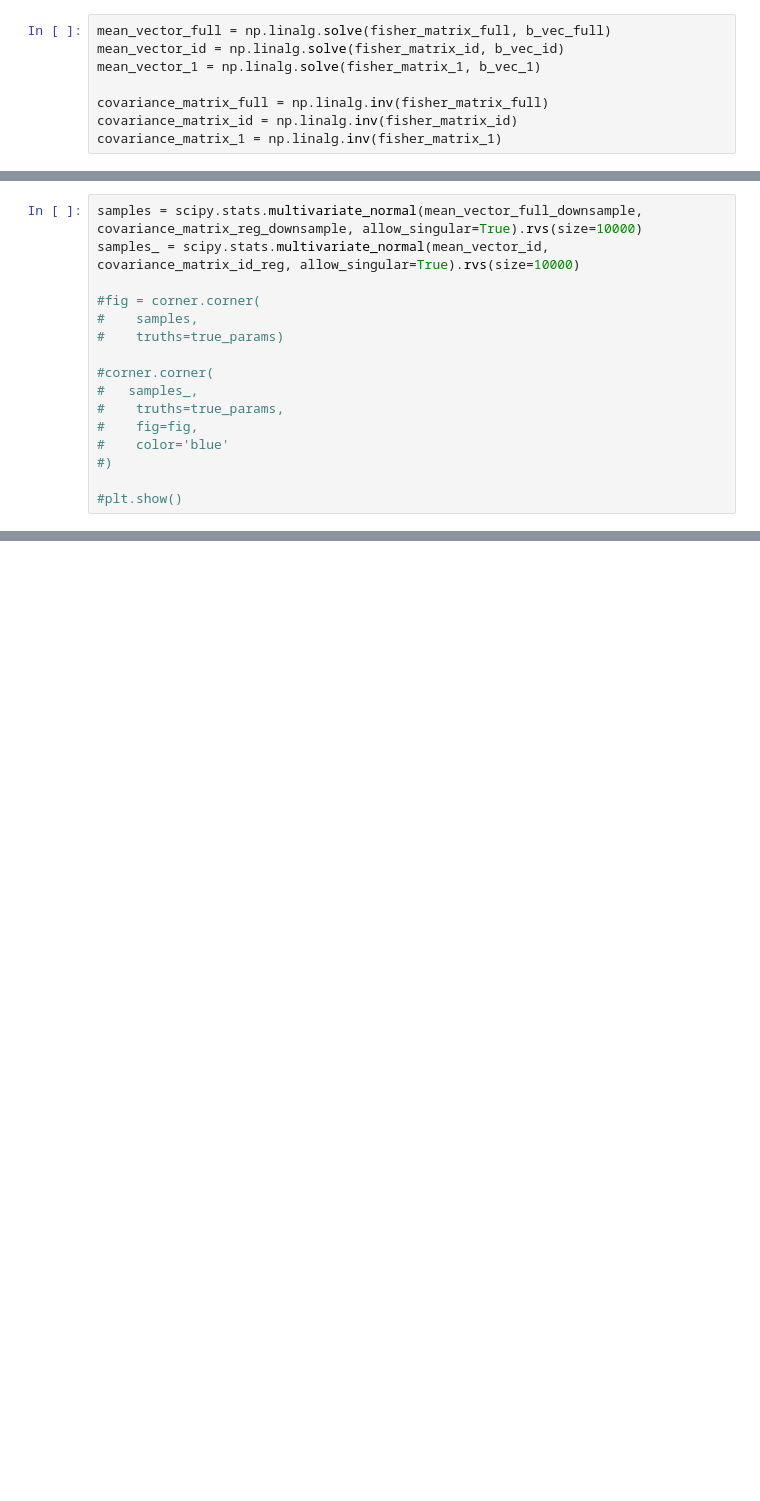
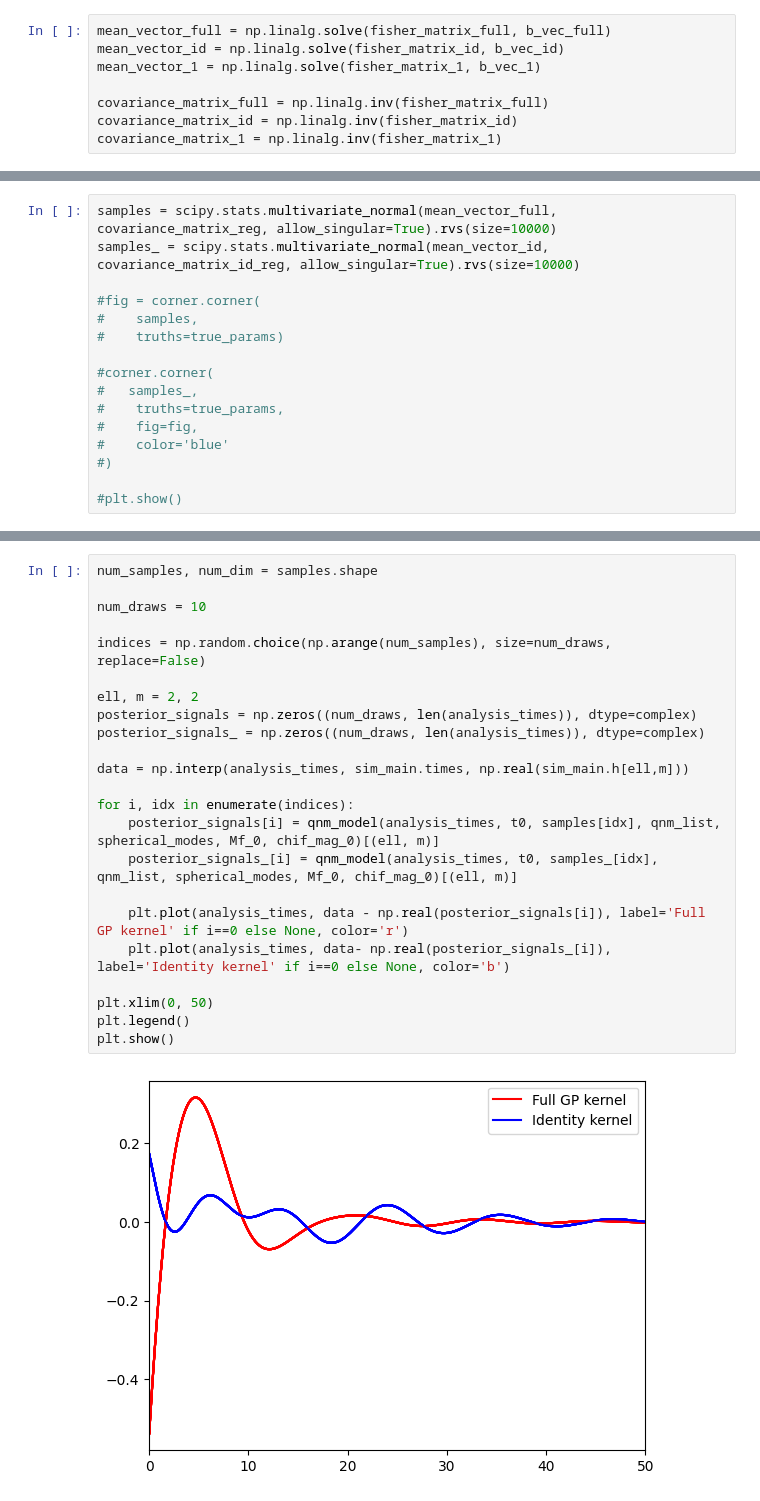
Before and after one commit to BGP-QNM-FITS/bgp_qnm_fits, a Jupyter notebook: gp_kernal_construction.ipynb, the cells around one changed output, grey strips where cells are left out. Cells and saved outputs as stored; diff of their text form; blank space fills up the shorter version.

```diff
--- a/gp_kernal_construction.ipynb
+++ b/gp_kernal_construction.ipynb
@@ -511,6 +426,6 @@ covariance_matrix_reg = covariance_matrix_full + np.eye(covariance_matrix_full.s
 covariance_matrix_id_reg = covariance_matrix_id + np.eye(covariance_matrix_id.shape[0]) * 1e-10
 # %%
-samples = scipy.stats.multivariate_normal(mean_vector_full_downsample, covariance_matrix_reg_downsample, allow_singular=True).rvs(size=10000)
+samples = scipy.stats.multivariate_normal(mean_vector_full, covariance_matrix_reg, allow_singular=True).rvs(size=10000)
 samples_ = scipy.stats.multivariate_normal(mean_vector_id, covariance_matrix_id_reg, allow_singular=True).rvs(size=10000)
 
 #fig = corner.corner(
@@ -570,0 +478,25 @@ plt.show()
+# %%
+num_samples, num_dim = samples.shape
+
+num_draws = 10
+
+indices = np.random.choice(np.arange(num_samples), size=num_draws, replace=False)
+
+ell, m = 2, 2
+posterior_signals = np.zeros((num_draws, len(analysis_times)), dtype=complex)
+posterior_signals_ = np.zeros((num_draws, len(analysis_times)), dtype=complex)
+
+data = np.interp(analysis_times, sim_main.times, np.real(sim_main.h[ell,m]))
+
+for i, idx in enumerate(indices):
+    posterior_signals[i] = qnm_model(analysis_times, t0, samples[idx], qnm_list, spherical_modes, Mf_0, chif_mag_0)[(ell, m)]
+    posterior_signals_[i] = qnm_model(analysis_times, t0, samples_[idx], qnm_list, spherical_modes, Mf_0, chif_mag_0)[(ell, m)]
+
+    plt.plot(analysis_times, data - np.real(posterior_signals[i]), label='Full GP kernel' if i==0 else None, color='r')
+    plt.plot(analysis_times, data- np.real(posterior_signals_[i]), label='Identity kernel' if i==0 else None, color='b')
+
+plt.xlim(0, 50)
+plt.legend()
+plt.show()
+# %% [output]
+[figure, added]
```
Also changed, not shown: parts of 31 cells of this notebook, 3 other files.
